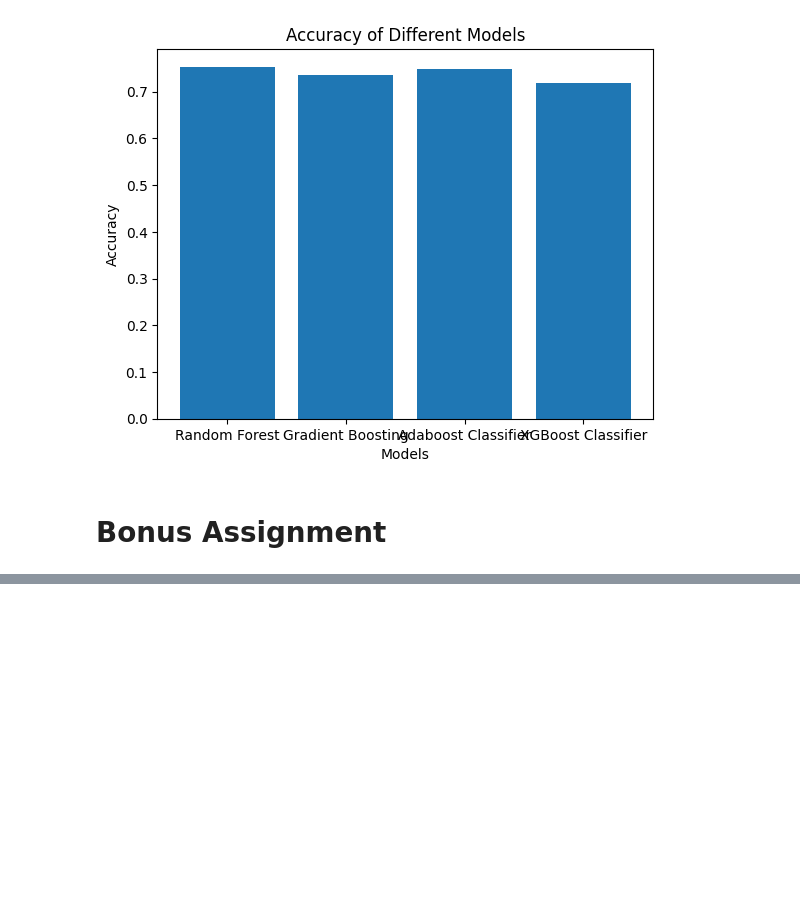
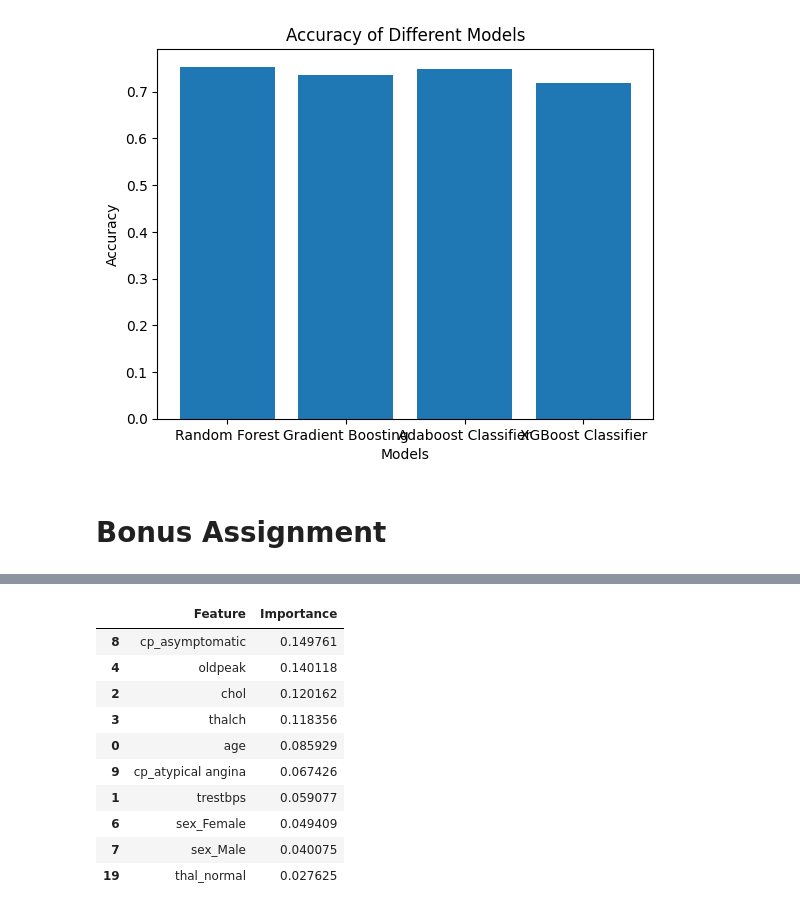
Before and after one commit to Harshvardhan-Moundekar/Machine_Learning, a Jupyter notebook: ML_P07.ipynb, the cells around one changed output, grey strips where cells are left out. Drawn from its saved outputs; the diff is of its cells as text; code cells hidden in the pictures; blank space fills up the shorter version.

```diff
--- a/ML_P07.ipynb
+++ b/ML_P07.ipynb
@@ -180,0 +192,84 @@ plt.show()
+# %%
+import pandas as pd
+from sklearn.model_selection import train_test_split, GridSearchCV
+from sklearn.ensemble import RandomForestClassifier
+from sklearn.metrics import accuracy_score, classification_report, roc_auc_score
+from sklearn.preprocessing import OneHotEncoder
+from sklearn.impute import SimpleImputer
+from sklearn.compose import ColumnTransformer
+from sklearn.pipeline import Pipeline
+
+# Load data
+filepath = "/content/drive/MyDrive/6TH SEM/Machine Learning Lab/heart_disease_uci.csv"
+df = pd.read_csv(filepath)
+
+# Convert target to binary
+df['target'] = df['num'].apply(lambda x: 1 if x > 0 else 0)
+df = df.drop(columns=['id', 'num', 'dataset'])  # Drop irrelevant columns
+
+# Separate features and target
+X = df.drop('target', axis=1)
+y = df['target']
+
+# Define columns
+numerical_cols = ['age', 'trestbps', 'chol', 'thalch', 'oldpeak', 'ca']
+categorical_cols = ['sex', 'cp', 'restecg', 'slope', 'thal']
+
+# Preprocessing pipeline
+numerical_transformer = Pipeline(steps=[
+    ('imputer', SimpleImputer(strategy='median'))
+])
+
+categorical_transformer = Pipeline(steps=[
+    ('imputer', SimpleImputer(strategy='most_frequent')),
+    ('onehot', OneHotEncoder(handle_unknown='ignore'))
+])
+
+preprocessor = ColumnTransformer(
+    transformers=[
+        ('num', numerical_transformer, numerical_cols),
+        ('cat', categorical_transformer, categorical_cols)
+    ])
+
+# Split data
+X_train, X_test, y_train, y_test = train_test_split(X, y, test_size=0.2, random_state=42)
+
+# Create pipeline
+pipeline = Pipeline(steps=[
+    ('preprocessor', preprocessor),
+    ('classifier', RandomForestClassifier(random_state=42, class_weight='balanced'))
+])
+
+# Hyperparameter tuning
+param_grid = {
+    'classifier__n_estimators': [100, 200],
+    'classifier__max_depth': [None, 10, 20],
+    'classifier__min_samples_split': [2, 5],
+    'classifier__min_samples_leaf': [1, 2]
+}
+
+grid_search = GridSearchCV(pipeline, param_grid, cv=5, scoring='roc_auc')
+grid_search.fit(X_train, y_train)
+
+# Best model
+best_model = grid_search.best_estimator_
+y_pred = best_model.predict(X_test)
+y_proba = best_model.predict_proba(X_test)[:, 1]
+
+# Evaluate
+print("Best Parameters:", grid_search.best_params_)
+print("Accuracy:", accuracy_score(y_test, y_pred))
+print(classification_report(y_test, y_pred))
+print("ROC-AUC:", roc_auc_score(y_test, y_proba))
+
+# Feature importance
+feature_names = numerical_cols + list(
+    best_model.named_steps['preprocessor']
+    .named_transformers_['cat']
+    .named_steps['onehot']
+    .get_feature_names_out(categorical_cols)
+)
+
+importances = best_model.named_steps['classifier'].feature_importances_
+pd.DataFrame({'Feature': feature_names, 'Importance': importances}).sort_values('Importance', ascending=False).head(10)
+# %% [output]
@@ -180,0 +288,11 @@ plt.show()
+|  | Feature | Importance |
+| 8 | cp_asymptomatic | 0.149761 |
+| 4 | oldpeak | 0.140118 |
+| 2 | chol | 0.120162 |
+| 3 | thalch | 0.118356 |
+| 0 | age | 0.085929 |
+| 9 | cp_atypical angina | 0.067426 |
+| 1 | trestbps | 0.059077 |
+| 6 | sex_Female | 0.049409 |
+| 7 | sex_Male | 0.040075 |
+| 19 | thal_normal | 0.027625 |
```
Also changed, not shown: parts of 2 cells of this notebook.
